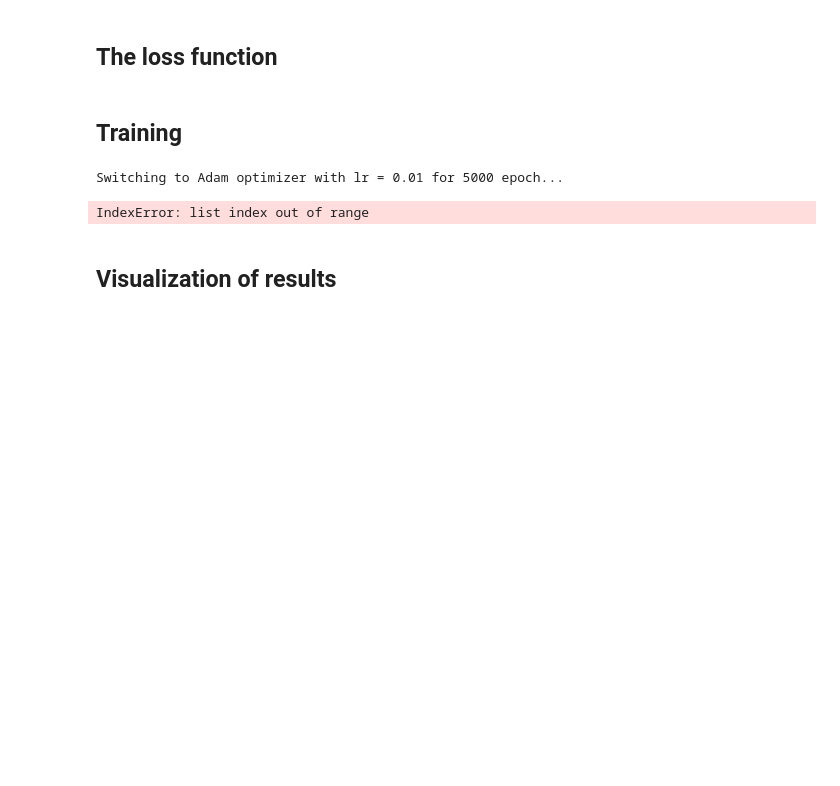
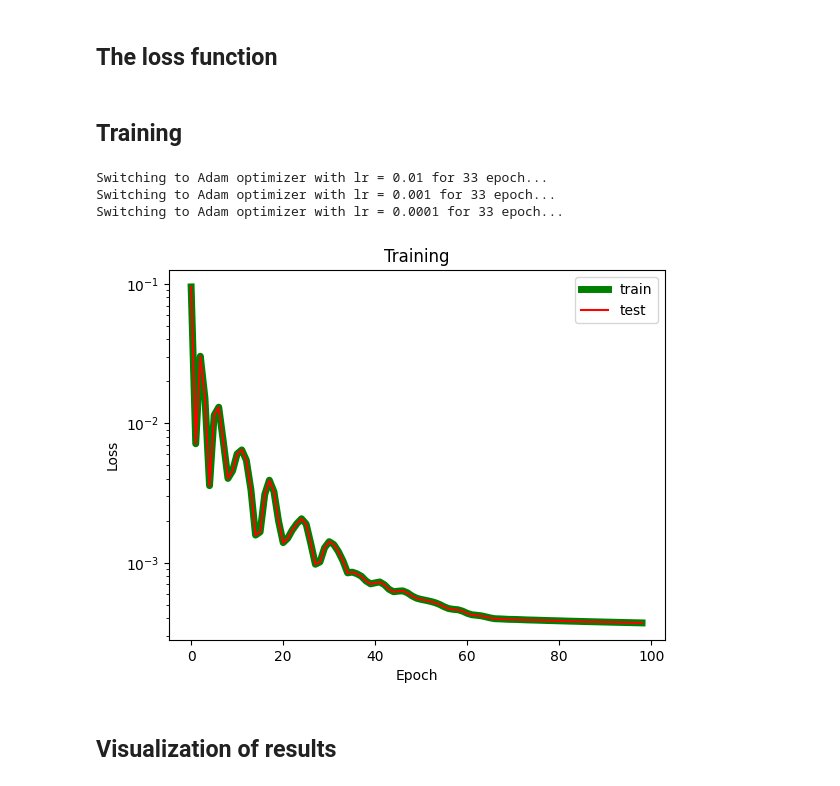
Before and after one commit to meyer-nils/numerical_examples, a Jupyter notebook: plate_hole_2d/ElliCHANGEDtorch.ipynb, the cells around one changed output. Saved outputs shown, nothing was run; the diff lists cells and outputs as text; code cells hidden in the pictures; blank space fills up the shorter version.

```diff
--- a/plate_hole_2d/ElliCHANGEDtorch.ipynb
+++ b/plate_hole_2d/ElliCHANGEDtorch.ipynb
@@ -197,12 +197,6 @@ mse = torch.nn.MSELoss()
 
 def compute_loss(net, x_collocation, y_collocation, r_collocation, x_top, y_top, r_top, x_right, y_right, r_right,
                  x_left, y_left, r_left, x_bottom, y_bottom, r_bottom, x_hole, y_hole, n_hole, r_hole):
-    collo_points = [x_collocation, y_collocation, r_collocation]
-    top_points = [x_top, y_top, r_top]
-    right_points = [x_right, y_right, r_right]
-    left_points = [x_left, y_left, r_left]
-    bottom_points = [x_bottom, y_bottom, r_bottom]
-    hole_points = [x_hole, y_hole, n_hole, r_hole]
 
     # pde
     res_x, res_y = pde_residual(x_collocation, y_collocation, x_collocation, net)
@@ -210,28 +204,28 @@ def compute_loss(net, x_collocation, y_collocation, r_collocation, x_top, y_top,
     pde_error = mse(res_x, zeros) + mse(res_y, zeros)
 
     # left boundary
-    pred_left = net(left_points[0], left_points[1], left_points[2])
+    pred_left = net(x_left, y_left, r_left)
     bc_left = torch.zeros_like(pred_left[:,0])
     left_error = mse(pred_left[:,0], bc_left)
 
     # right boundary
-    pred_right = net(right_points[0], right_points[1], right_points[2])
+    pred_right = net(x_right, y_right, r_right)
     bc_right = EPS0 * L * torch.ones_like(pred_right[:,0])
     right_error = mse(pred_right[:,0], bc_right)
 
     # bottom boundary
-    pred_bottom = net(bottom_points[0], bottom_points[1], bottom_points[2])
+    pred_bottom = net(x_bottom, y_bottom, r_bottom)
     bc_bottom = torch.zeros_like(pred_bottom[:,1])
     bottom_error = mse(pred_bottom[:,1], bc_bottom)
 
     # top boundary
-    stress_top = sigma(epsilon(top_points[0], top_points[1], top_points[2], net))
+    stress_top = sigma(epsilon(x_top, y_top, r_top, net))
     zeros = torch.zeros_like(stress_top[:,1,1])
     top_error = mse(stress_top[:,1,1], zeros) + mse(stress_top[:,0,1], zeros)
 
     # hole boundary
-    stress_hole = sigma(epsilon(hole_points[0], hole_points[1], hole_points[2], net))
-    traction = torch.einsum("...ij,...j->...i", stress_hole, hole_points[3])
+    stress_hole = sigma(epsilon(x_hole, y_hole, r_hole, net))
+    traction = torch.einsum("...ij,...j->...i", stress_hole, n_hole)
     zeros = torch.zeros_like(traction[:,0])
     hole_error = mse(traction[:,0], zeros) + mse(traction[:,1], zeros)
 
@@ -249,41 +243,43 @@ def compute_loss(net, x_collocation, y_collocation, r_collocation, x_top, y_top,
 net = Net()
 train_data = []
 test_data = []
-epochs = 15000
+epochs = 100
 iterations = 3
 epochs_per_iter = int(epochs/iterations)
 LeRa = 0.1
 
 
 for iteration in range(iterations):
     LeRa = LeRa/(10**1)
     print("Switching to Adam optimizer with lr =",LeRa,"for",epochs_per_iter,"epoch...")
     optimizer = torch.optim.Adam(net.parameters(), LeRa)
     for epoch in range(epochs_per_iter):
         optimizer.zero_grad()
         #old code
         #loss_train = compute_loss(net, *train_plates_data.values(), rad_x)
         #loss_test = compute_loss(net, *test_plates_data.values(), rad_x)
         #new code
         loss_train = compute_loss(net, *train_plates_data.values())
         loss_test = compute_loss(net, *test_plates_data.values())
         loss_train.backward(retain_graph=True)
         optimizer.step()
         with torch.autograd.no_grad():
             train_data.append(float(loss_train.data))
             test_data.append(float(loss_test.data))
 
 plt.plot(train_data, c='g', label='train', linewidth=5.0)
 plt.plot(test_data, c='r', label='test')
 plt.yscale("log")
 plt.title("Training")
 plt.ylabel("Loss")
 plt.xlabel("Epoch")
 plt.legend()
 plt.show()
 # %% [output]
-Switching to Adam optimizer with lr = 0.01 for 5000 epoch...
+Switching to Adam optimizer with lr = 0.01 for 33 epoch...
+Switching to Adam optimizer with lr = 0.001 for 33 epoch...
+Switching to Adam optimizer with lr = 0.0001 for 33 epoch...
-IndexError: list index out of range
+[figure, added]
 # %% [markdown]
 ## Visualization of results
 # %%
```
Also changed, not shown: parts of 2 cells of this notebook.
